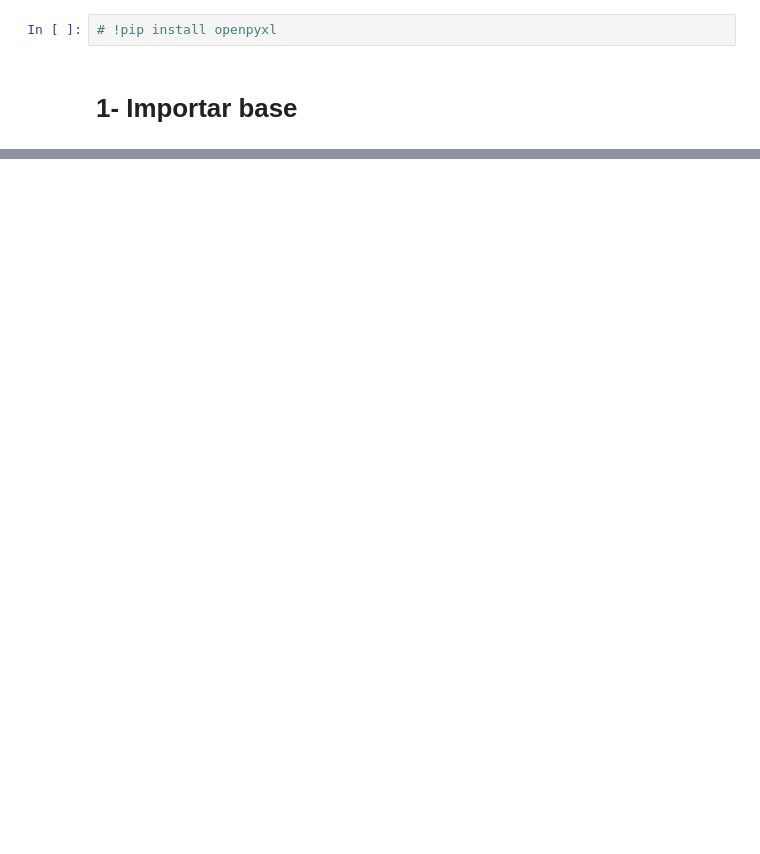
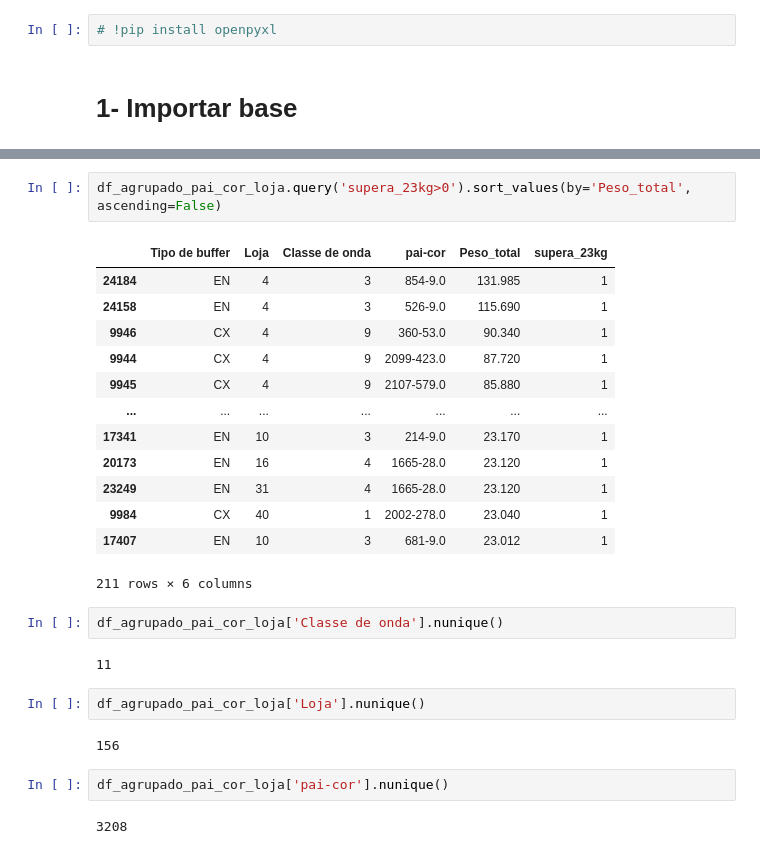
Before and after one commit to CandaPin/Resolucao_Problemas, a Jupyter notebook: 02-Notebook/01-cqavp-EDA.ipynb, the cells around one changed output, grey strips where cells are left out. Cells and saved outputs as stored; diff of their text form; blank space fills up the shorter version.

```diff
--- a/02-Notebook/01-cqavp-EDA.ipynb
+++ b/02-Notebook/01-cqavp-EDA.ipynb
@@ -55,0 +477,28 @@ df_caixas_tipo
+# %%
+df_agrupado_pai_cor_loja.query('supera_23kg>0').sort_values(by='Peso_total', ascending=False)
+# %% [output]
+|  | Tipo de buffer | Loja | Classe de onda | pai-cor | Peso_total | supera_23kg |
+| 24184 | EN | 4 | 3 | 854-9.0 | 131.985 | 1 |
+| 24158 | EN | 4 | 3 | 526-9.0 | 115.690 | 1 |
+| 9946 | CX | 4 | 9 | 360-53.0 | 90.340 | 1 |
+| 9944 | CX | 4 | 9 | 2099-423.0 | 87.720 | 1 |
+| 9945 | CX | 4 | 9 | 2107-579.0 | 85.880 | 1 |
+| ... | ... | ... | ... | ... | ... | ... |
+| 17341 | EN | 10 | 3 | 214-9.0 | 23.170 | 1 |
+| 20173 | EN | 16 | 4 | 1665-28.0 | 23.120 | 1 |
+| 23249 | EN | 31 | 4 | 1665-28.0 | 23.120 | 1 |
+| 9984 | CX | 40 | 1 | 2002-278.0 | 23.040 | 1 |
+| 17407 | EN | 10 | 3 | 681-9.0 | 23.012 | 1 |
+211 rows × 6 columns
+# %%
+df_agrupado_pai_cor_loja['Classe de onda'].nunique()
+# %% [output]
+11
+# %%
+df_agrupado_pai_cor_loja['Loja'].nunique()
+# %% [output]
+156
+# %%
+df_agrupado_pai_cor_loja['pai-cor'].nunique()
+# %% [output]
+3208
```
Also changed, not shown: parts of 43 cells of this notebook, 2 other files.
